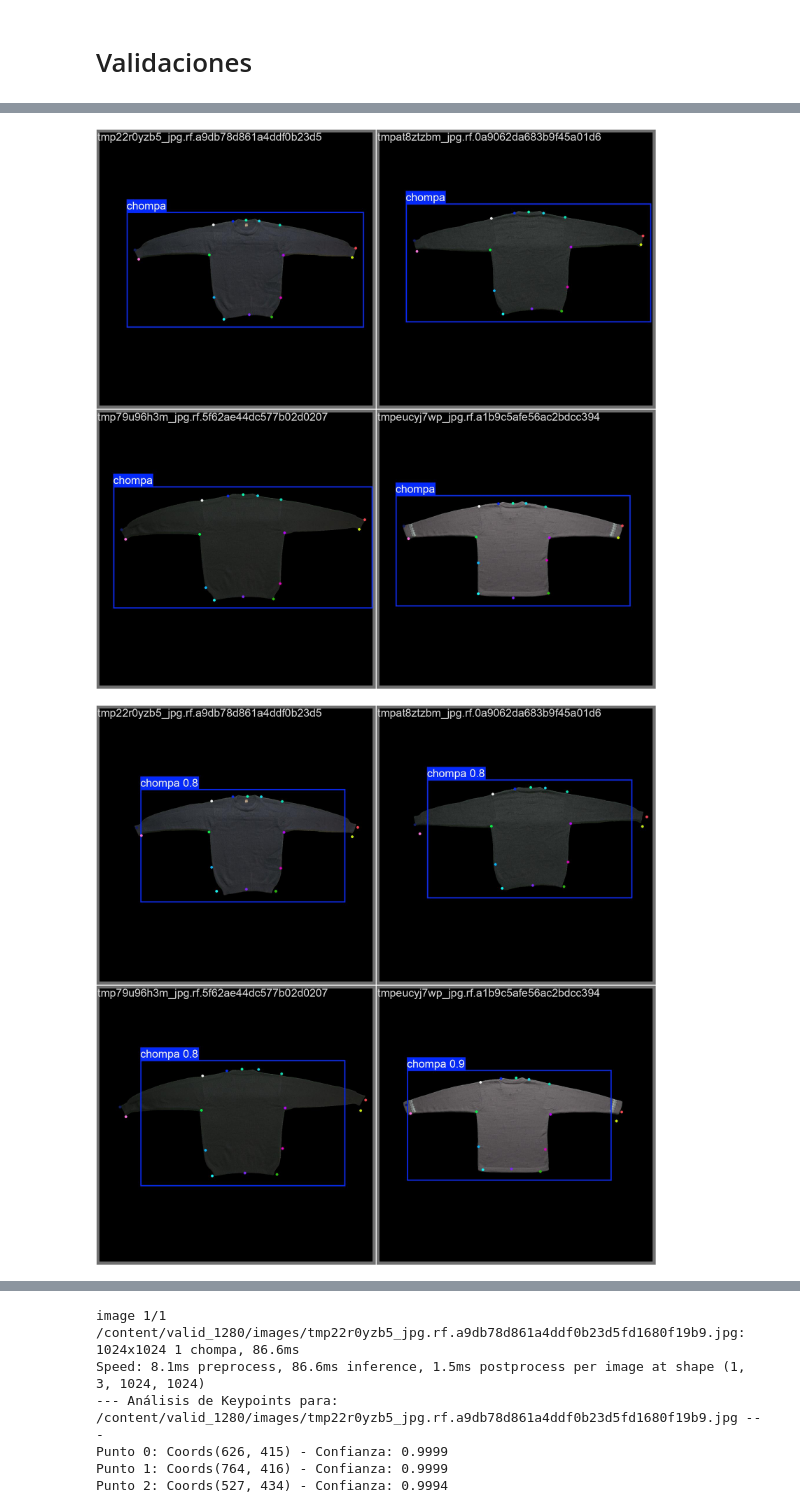
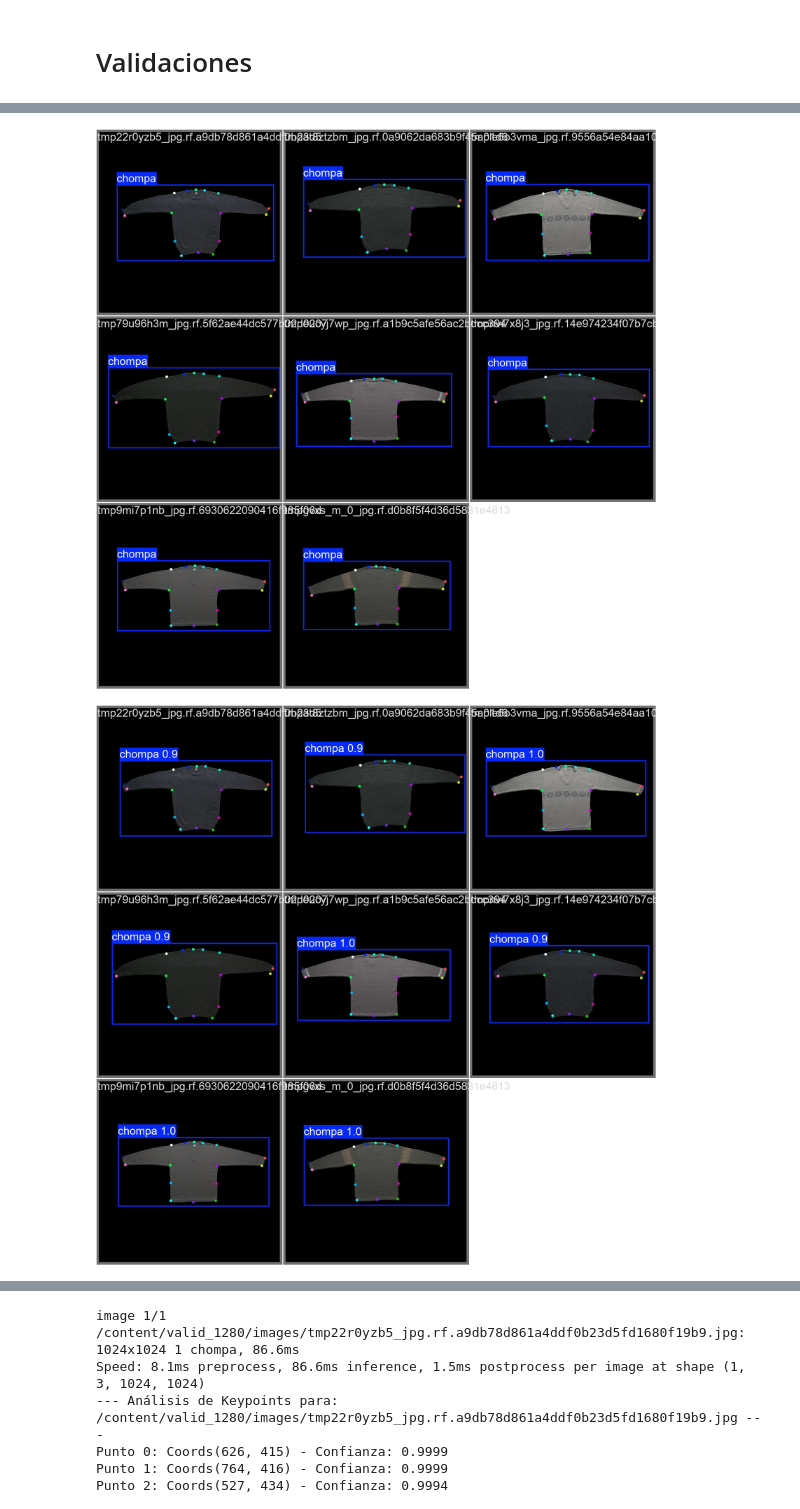
Before and after one commit to jarl24-dev/clothes-failures-detection, a Jupyter notebook: ClothesDetectionVs04.ipynb, the cells around one changed output, grey strips where cells are left out. Saved outputs shown, nothing was run; the diff lists cells and outputs as text; code cells hidden in the pictures.

```diff
--- a/ClothesDetectionVs04.ipynb
+++ b/ClothesDetectionVs04.ipynb
@@ -785,29 +801,32 @@ else:
 # %%
 from IPython.display import Image
 import os
+BASE_PATH = r'C:\Users\USER\Desktop\clothes-failures-detection\metrologia_chompas'
+TARGET_SIZE = 1024
 
-# Ruta automática basada en el nombre que le dimos al entrenamiento
-path_resultados = f'/content/runs/pose/metrologia_chompas/{modelo}/val_batch0_labels.jpg'
+path_resultados = os.path.join(BASE_PATH, modelo, "val_batch0_labels.jpg")
 
 if os.path.exists(path_resultados):
     display(Image(filename=path_resultados, width=800))
 else:
     print("El archivo aún no se ha generado. Espera a que termine al menos la primera época.")
 # %% [output]
-[figure, old version]
+[figure, new version]
 # %%
 from IPython.display import Image
 import os
 
-# Ruta automática basada en el nombre que le dimos al entrenamiento
-path_resultados = f'/content/runs/pose/metrologia_chompas/{modelo}/val_batch0_pred.jpg'
+BASE_PATH = r'C:\Users\USER\Desktop\clothes-failures-detection\metrologia_chompas'
+TARGET_SIZE = 1024
+
+path_resultados = os.path.join(BASE_PATH, modelo, "val_batch0_pred.jpg")
 
 if os.path.exists(path_resultados):
     display(Image(filename=path_resultados, width=800))
 else:
     print("El archivo aún no se ha generado. Espera a que termine al menos la primera época.")
 # %% [output]
-[figure, old version]
+[figure, new version]
 # %%
 import pandas as pd
 
```
Also changed, not shown: parts of 3 cells of this notebook, 1 other file.
